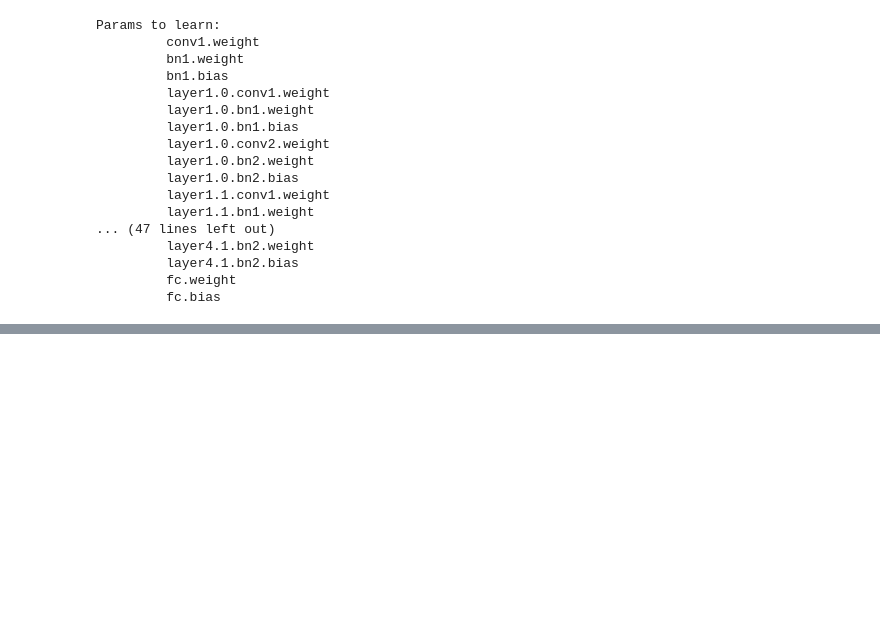
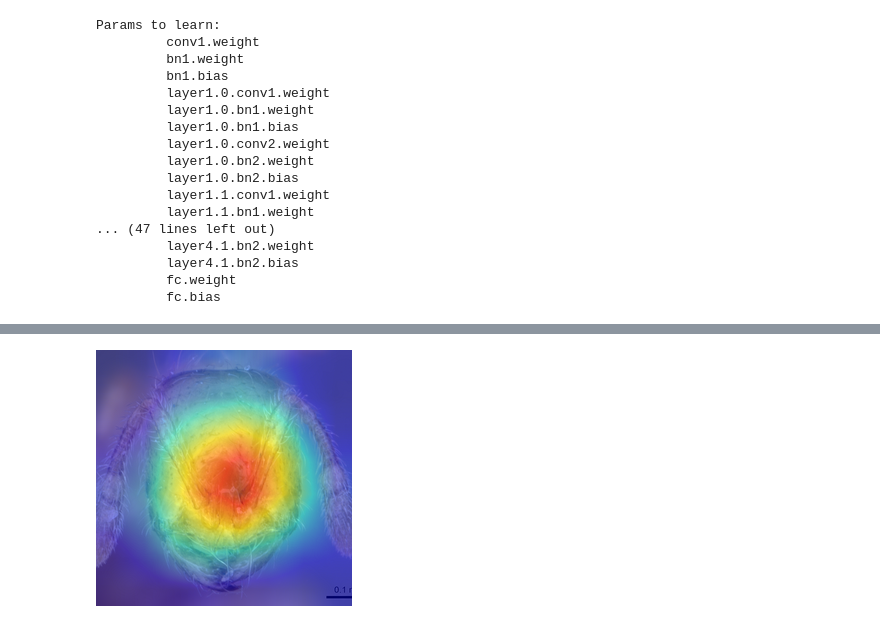
Before and after one commit to CMVSR/cuticulus, a Jupyter notebook: notebook.ipynb, the cells around one changed output, grey strips where cells are left out. Saved outputs shown, nothing was run; the diff lists cells and outputs as text; code cells hidden in the pictures; blank space fills up the shorter version.

```diff
--- a/notebook.ipynb
+++ b/notebook.ipynb
@@ -320,0 +422,35 @@ plt.legend(loc='lower right')
+# %%
+img_no = np.random.randint(0, len(test_images))
+image = test_images[img_no]
+label = test_labels[img_no]
+pred = model(torch.from_numpy(image).unsqueeze(0).to(device)).argmax(dim=1)
+label_map = {0: 'Rough', 1: 'Smooth'}
+console.log('Predicted: {0}, Actual: {1}'.format(
+    label_map[pred.item()],
+    label_map[label],
+))
+
+if pred.item() == label:
+    console.log('Correct', style='green')
+else:
+    console.log('Incorrect', style='red')
+
+target_layers = [model.layer4[-1]]
+input_image = copy.deepcopy(image.astype(np.float32))
+input_tensor = torch.from_numpy(input_image).float().unsqueeze(0)
+
+cam = GradCAM(model=model, target_layers=target_layers, use_cuda=True)
+targets = [ClassifierOutputTarget(label)]
+
+grayscale_cam = cam(input_tensor, targets)
+grayscale_cam = grayscale_cam[0]
+
+visualization = show_cam_on_image(
+    input_image.transpose(1, 2, 0) / 255,
+    grayscale_cam,
+    use_rgb=True,
+)
+
+im = Image.fromarray(visualization)
+im
+# %% [output]
@@ -320,0 +459 @@ plt.legend(loc='lower right')
+[figure, added]
```
Also changed, not shown: parts of 15 cells of this notebook, 12 other files.
